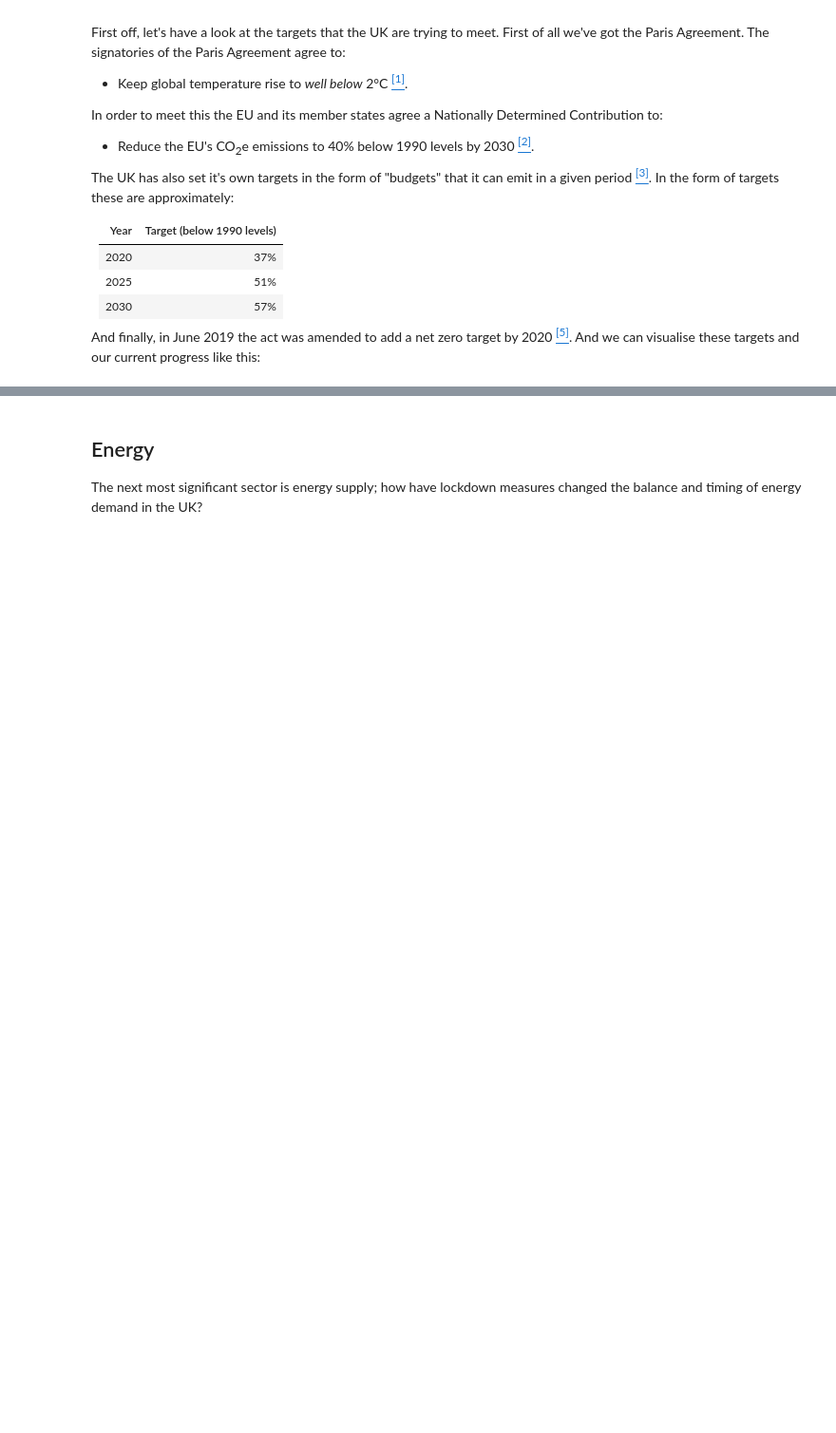
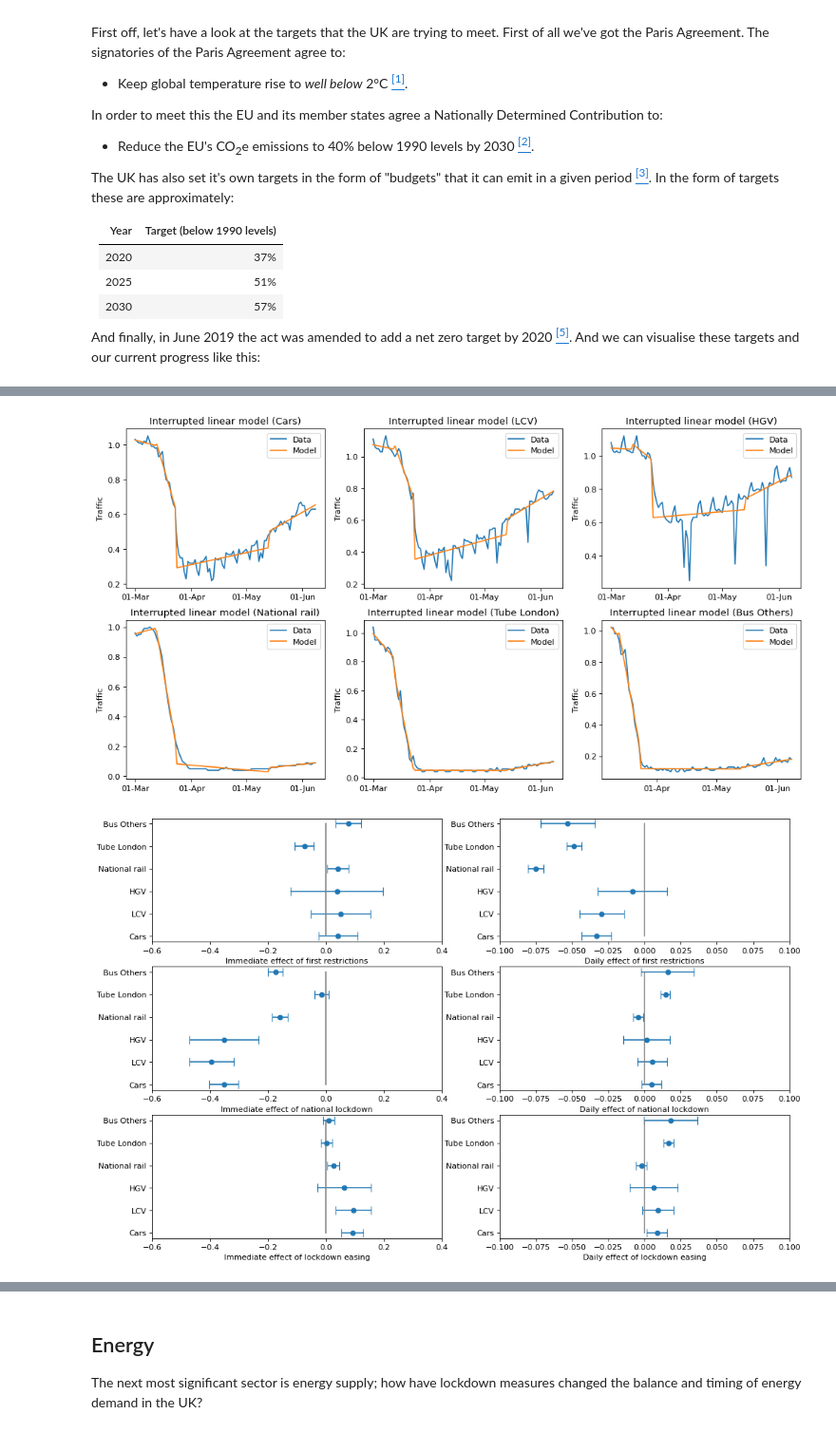
Before and after one commit to aricooperdavis/coronasaurus_NERCHackathonTwo_LearningFromLockdown, a Jupyter notebook: coronasaurus.ipynb, the cells around one changed output, grey strips where cells are left out. Shown at 95% size. Saved outputs shown, nothing was run; the diff lists cells and outputs as text; code cells hidden in the pictures; blank space fills up the shorter version.

```diff
--- a/coronasaurus.ipynb
+++ b/coronasaurus.ipynb
@@ -67,0 +110,6 @@ Poitr's work will go here.
+# %%
+vehicle_types = ['Cars', 'LCV', 'HGV', 'National_rail', 'Tube_London', 'Bus_Others']
+traffic.run_interrupted_LM(vehicle_types, figsize=(12,8))
+# %% [output]
+[figure, added]
+[figure, added]
```
Also changed, not shown: parts of 11 cells of this notebook, 2 other files.
